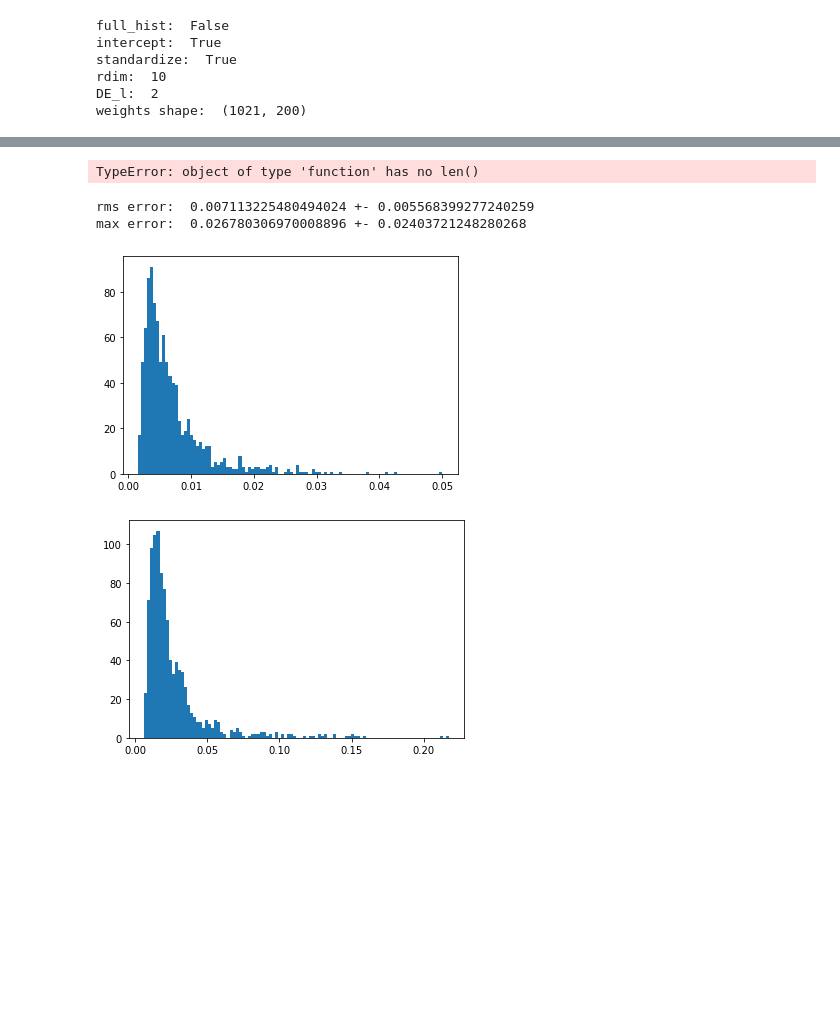
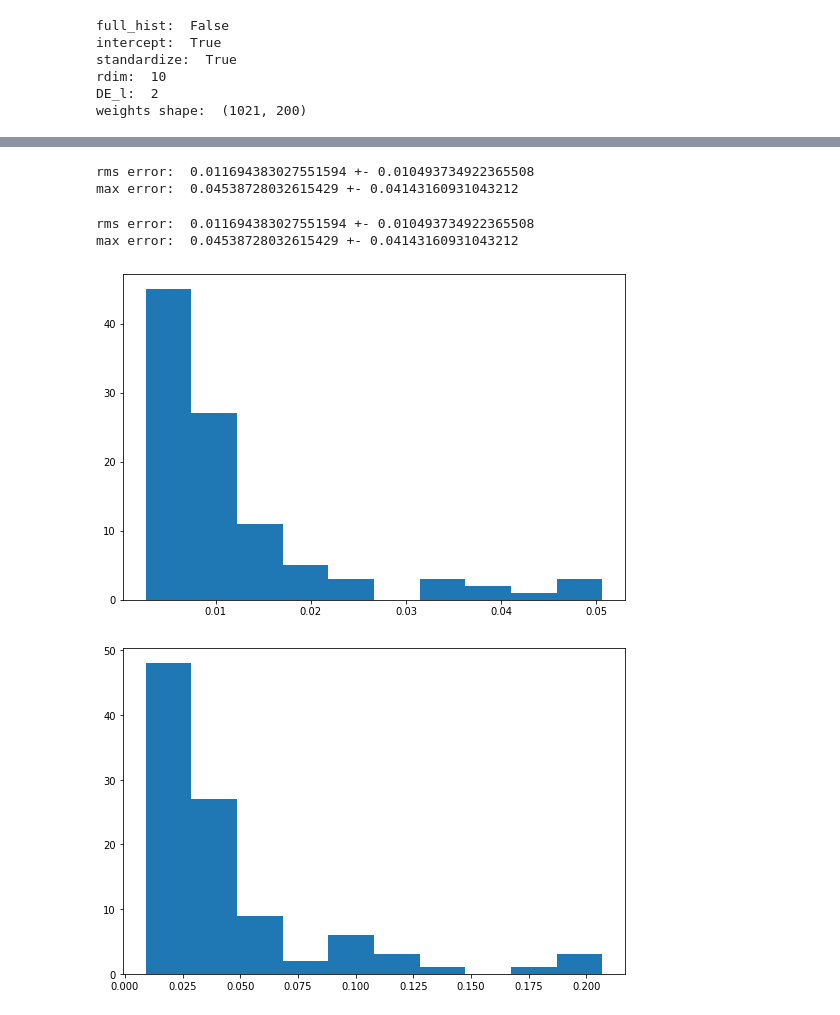
Before and after one commit to stmeinecke/derrom, a Jupyter notebook: ELPH_simulate_wML.ipynb, the cells around one changed output, grey strips where cells are left out. Cells and saved outputs as stored; diff of their text form; code cells hidden in the pictures; blank space fills up the shorter version.

```diff
--- a/ELPH_simulate_wML.ipynb
+++ b/ELPH_simulate_wML.ipynb
@@ -21,7 +18,7 @@ trajectories = derrom.utils.load_trajectories(filename='../trajectories_n_kmax=2
 derivs = derrom.utils.load_trajectories(filename='../derivs_n_kmax=200.npz')
 
 
-ind = 1
+ind = 10
 
 trajectories = trajectories[::ind]
 derivs = derivs[::ind]
@@ -122,18 +122,19 @@ scores = derrom.utils.get_KFold_CV_scores(integrator, trajectories, derivs, fold
 print('rms error: ', str(np.mean(scores[0])) + ' +- ' + str(np.std(scores[0])) )
 print('max error: ', str(np.mean(scores[1])) + ' +- ' + str(np.std(scores[1])) )
 # %% [output]
-TypeError: object of type 'function' has no len()
+rms error:  0.011694383027551594 +- 0.010493734922365508
+max error:  0.04538728032615429 +- 0.04143160931043212
 # %%
 print('rms error: ', str(np.mean(scores[0])) + ' +- ' + str(np.std(scores[0])) )
 print('max error: ', str(np.mean(scores[1])) + ' +- ' + str(np.std(scores[1])) )
 
-plt.hist(scores[0],bins=100)
+plt.hist(scores[0],bins=n_trajectories//10)
 plt.show()
 
-plt.hist(scores[1],bins=100)
+plt.hist(scores[1],bins=n_trajectories//10)
 plt.show()
 # %% [output]
-rms error:  0.007113225480494024 +- 0.005568399277240259
-max error:  0.026780306970008896 +- 0.02403721248280268
+rms error:  0.011694383027551594 +- 0.010493734922365508
+max error:  0.04538728032615429 +- 0.04143160931043212
-[figure, old version]
+[figure, new version]
-[figure, old version]
+[figure, new version]
```
Also changed, not shown: parts of 6 cells of this notebook, 9 other files.
